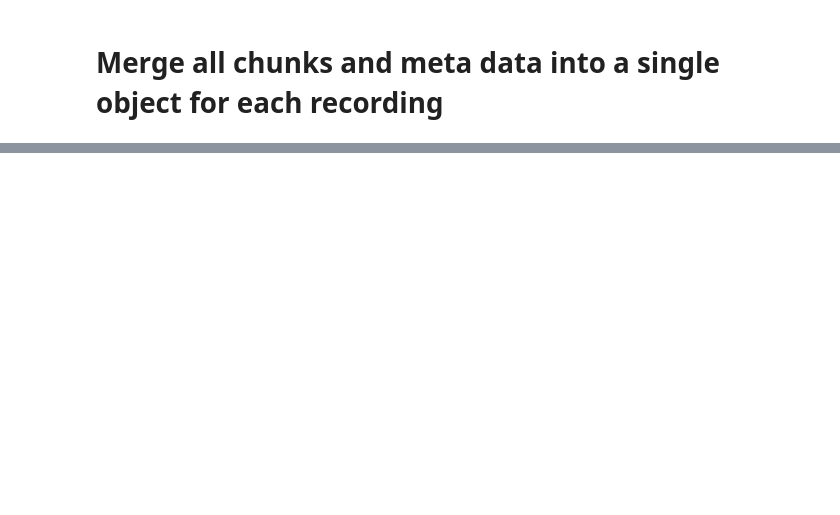
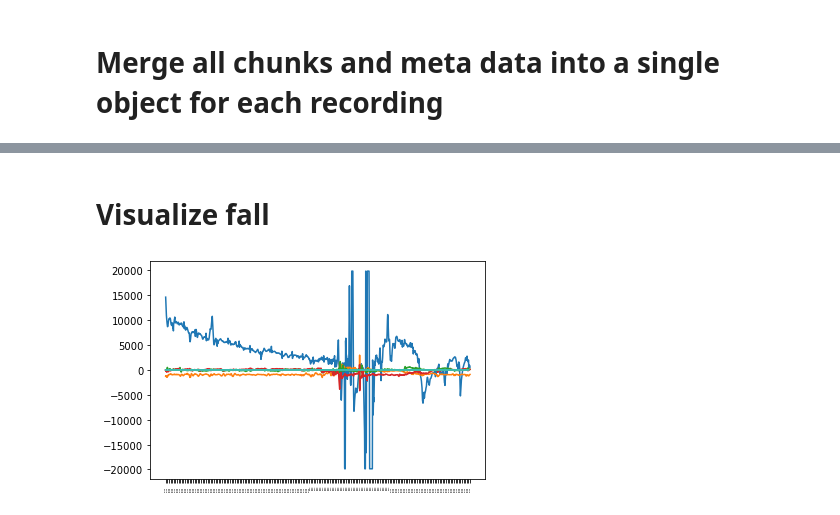
Before and after one commit to hwixley/Fall-Detection-Deep-Learning, a Jupyter notebook: preprocessing.ipynb, the cells around one changed output, grey strips where cells are left out. Saved outputs shown, nothing was run; the diff lists cells and outputs as text; code cells hidden in the pictures; blank space fills up the shorter version.

Commit message:
visualization working :)

```diff
--- a/preprocessing.ipynb
+++ b/preprocessing.ipynb
@@ -90,10 +90,14 @@ for doc in bson_data[bson_files[1]]:
 # Chunks
 for doc in bson_data[bson_files[2]]:
     chunk = Chunk(doc)
+    print(chunk._id)
+    print(chunk.recording_id)
+    print()
+
     if chunk.recording_id in rec_chunks.keys():
         rec_chunks[chunk.recording_id].append(chunk)
     else:
-        rec_chunks[chunk.recording_id] = []
+        rec_chunks[chunk.recording_id] = [chunk]
 
     chunks[chunk._id] = chunk
 
@@ -141,11 +174,10 @@ class Recording:
             ordered_chunk_ids[chunk.chunk_index] = chunk
 
         for i in range(len(r_chunks)):
-            chunk = chunks[ordered_chunk_ids[i]]
+            chunk = chunks[ordered_chunk_ids[i]._id]
 
             assert(i == chunk.chunk_index)
 
-            print(len(chunk.labels))
             self.labels += chunk.labels
             self.p_ecg += chunk.p_ecg
             self.p_hr += chunk.p_hr
@@ -190,0 +218,2 @@ for r in recordings:
+# %% [markdown]
+# Visualize fall
@@ -190,0 +222,22 @@ for r in recordings:
+# %%
+time = np.arange(0, rec.recording_duration)
+rec = recordings[0]
+# %%
+len(rec.p_ecg)
+
+def plot_time(data):
+    plt.plot(np.arange(0, len(data))*rec.recording_duration/len(data), data)
+    plt.xticks(np.linspace(0, rec.recording_duration, len(rec.labels)), rec.labels, rotation=90, fontsize=2)
+# %%
+plot_time(rec.p_ecg)
+plot_time(rec.p_acc_x)
+plot_time(rec.p_acc_y)
+plot_time(rec.p_acc_z)
+plot_time(rec.acc_x)
+plot_time(rec.acc_y)
+plot_time(rec.acc_z)
+plot_time(rec.gra_x)
+plot_time(rec.gra_y)
+plot_time(rec.gra_z)
+# %% [output]
+[figure, added]
```
Also changed, not shown: parts of 6 cells of this notebook.
